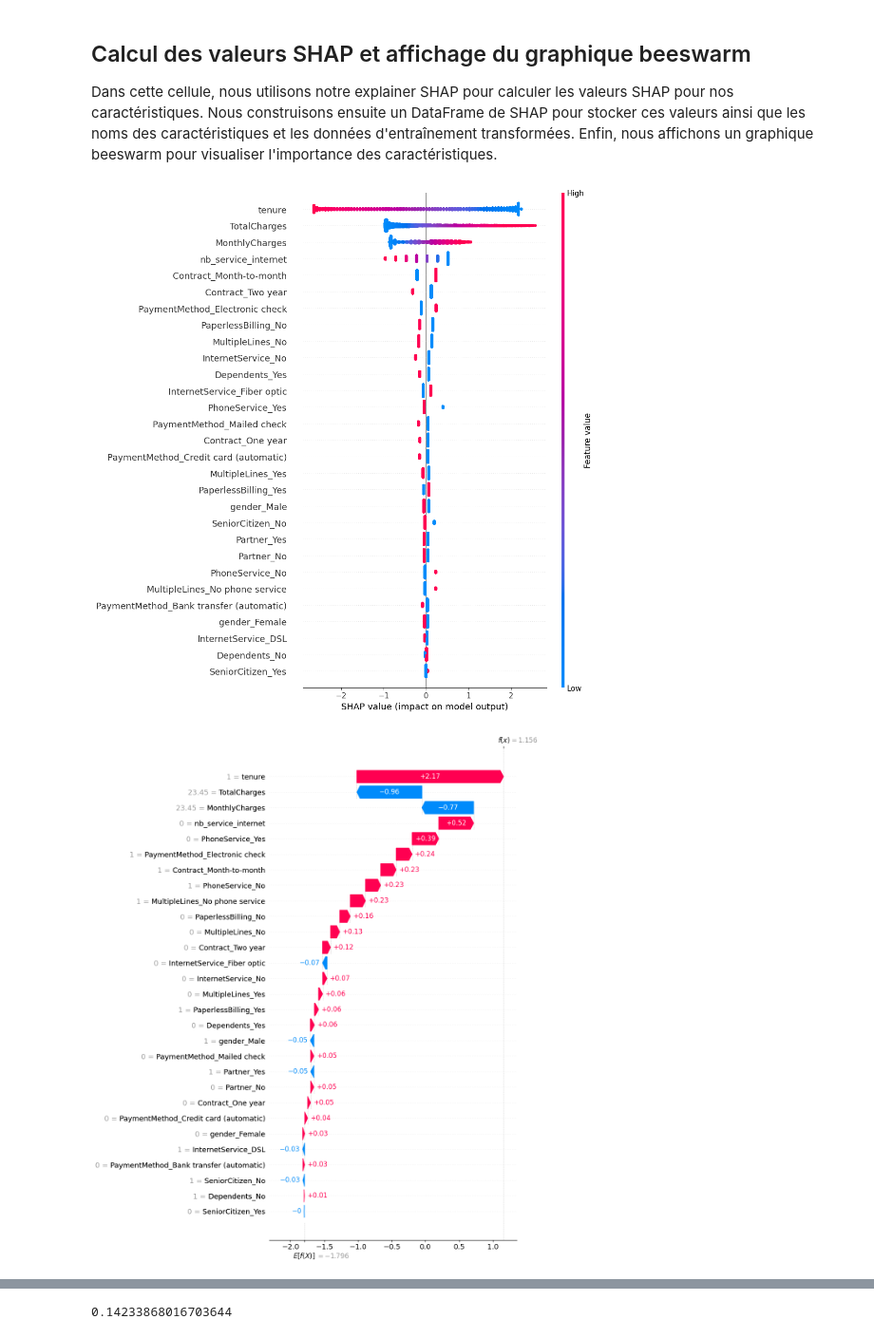
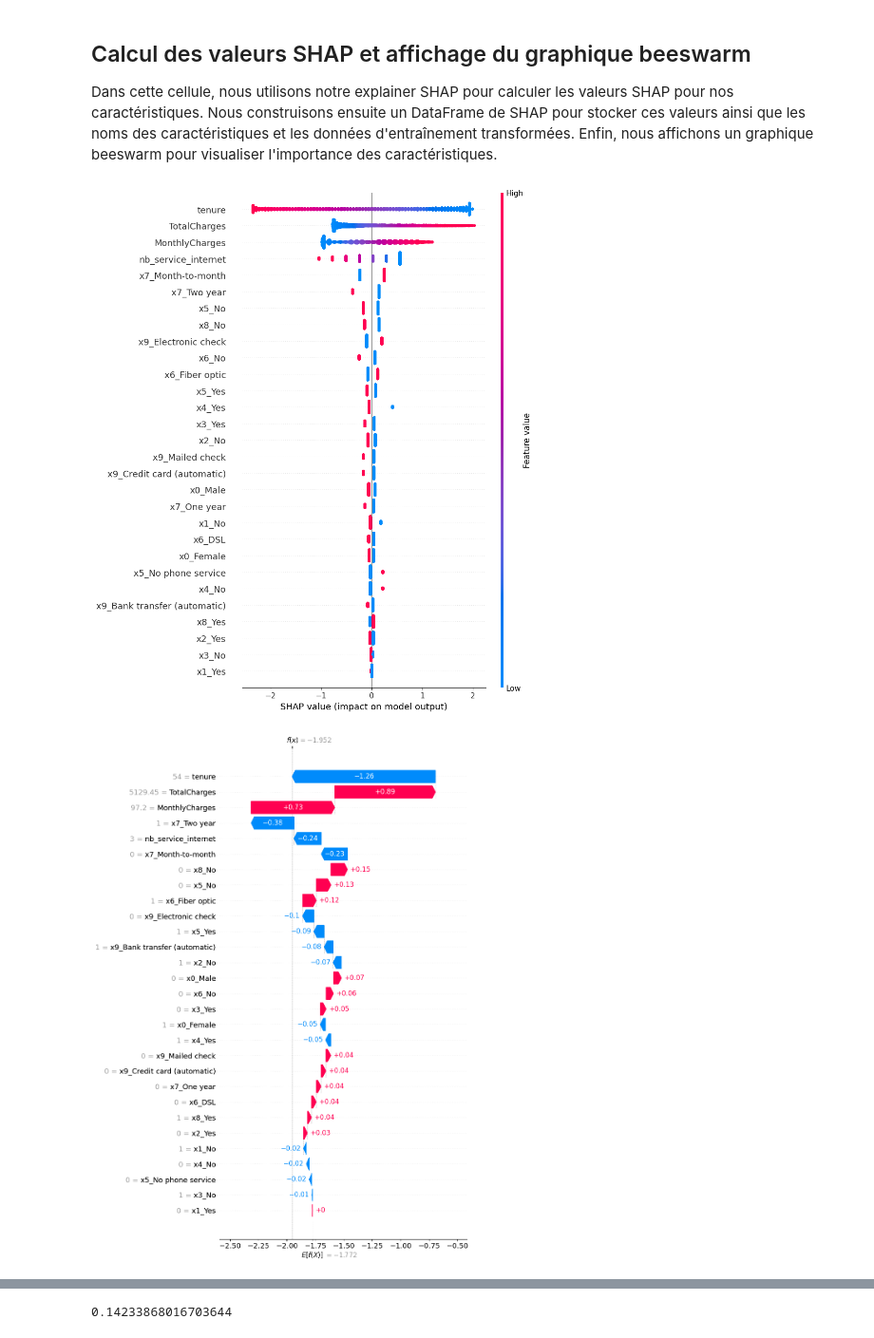
Before and after one commit to DonzerHD/classification_telco_churn, a Jupyter notebook: model.ipynb, the cells around one changed output, grey strips where cells are left out. Shown: that part at 95% size. Drawn from its saved outputs; the diff is of its cells as text; code cells hidden in the pictures.

```diff
--- a/model.ipynb
+++ b/model.ipynb
@@ -75,7 +75,7 @@ numerical_features = [
 ]
 
 # Create the OneHotEncoder
-categorical_transformer = OneHotEncoder(categories='auto', sparse_output=False)
+categorical_transformer = OneHotEncoder(categories='auto', sparse=False)
 
 preprocessor = ColumnTransformer(
     transformers=[
@@ -108,7 +108,7 @@ import shap
 preprocessor.fit(X_train)
 
 # Obtenir les noms des caractéristiques après la transformation
-feature_names = preprocessor.transformers_[0][1].get_feature_names_out()
+feature_names = preprocessor.transformers_[0][1].get_feature_names()
 
 # Ajouter les caractéristiques numériques à la liste
 feature_names = list(feature_names) + numerical_features
@@ -147,12 +147,12 @@ shap_values = shap.Explanation(values=shap_values.values,
 # Affiche le graphique beeswarm
 shap.plots.beeswarm(shap_values, max_display=50)
 # %% [output]
-[figure, old version]
+[figure, new version]
 # %%
 # waterfalls
-shap.plots.waterfall(shap_values[2] , max_display=50)
+shap.plots.waterfall(shap_values[1] , max_display=50)
 # %% [output]
-[figure, old version]
+[figure, new version]
 # %%
 # df des valeurs réel et prédites pour l'entrainement
 df_train = pd.DataFrame(X_train_transformed, columns=feature_names)
```
Also changed, not shown: parts of 5 cells of this notebook, 1 other file.
